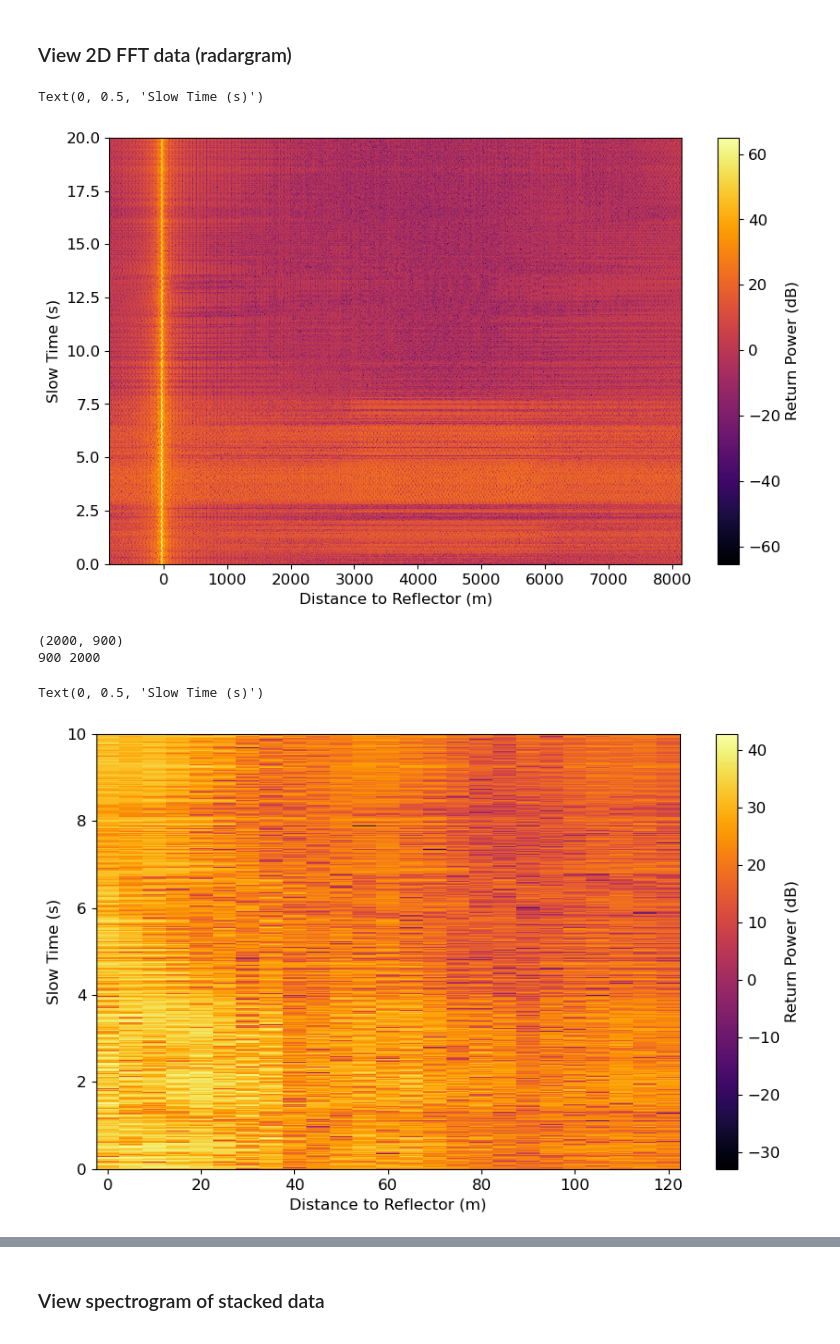
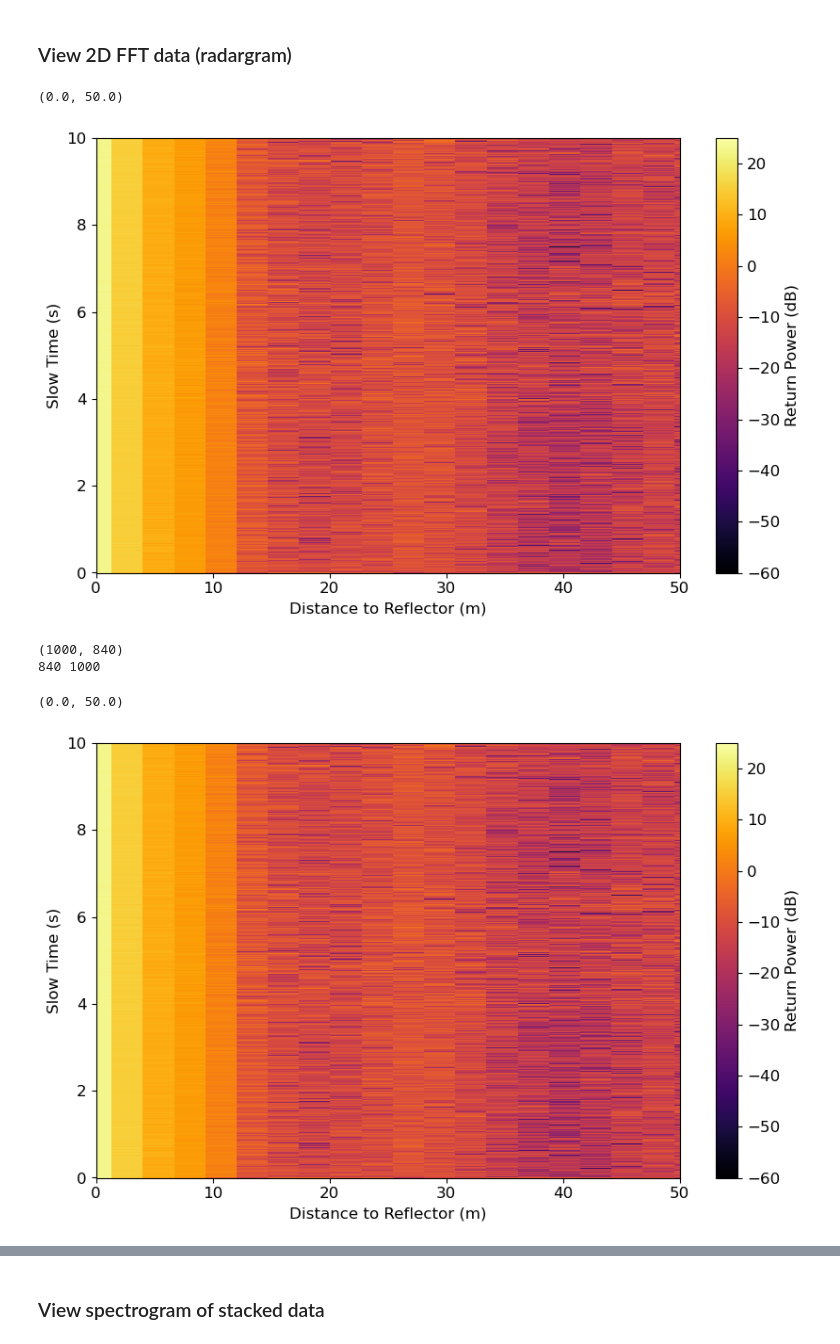
Before and after one commit to Elitearcanist/uhd_snowdar, a Jupyter notebook: postprocessing/notebooks/Field Processing.ipynb, the cells around one changed output, grey strips where cells are left out. Cells and saved outputs as stored; diff of their text form; code cells hidden in the pictures.

```diff
--- a/postprocessing/notebooks/Field Processing.ipynb
+++ b/postprocessing/notebooks/Field Processing.ipynb
@@ -45,7 +45,7 @@ plt.rcParams.update({'font.size': 12})
 ### Open and resave file
 # %%
 # file path to data and configs
-prefix = "../../data/marchTesting/20260304_161408"
+prefix = "../../data/marchTesting/20260306_122716"
 
 # resave data as zarr for dask processing
 zarr_base_location="../../data/marchTesting"
@@ -58,11 +58,11 @@ raw = xr.open_zarr(zarr_path, chunks='auto')
 # %%
 # ZERO_SAMPLE_IDX = 0  # B205mini, fs = 56 MHz
 # ZERO_SAMPLE_IDX = 168 # B210, fs = 30 MHz
-ZERO_SAMPLE_IDX = 169 # B210, fs = 56 MHz
+ZERO_SAMPLE_IDX = 159 # B210, fs = 56 MHz
 
 NSTACK = 1  # number of pulses to stack
 
-MODIFY_RX_WINDOW = False  # set to true if you want to window the reference chirp only on receive, false uses ref chirp as transmitted in config file
+MODIFY_RX_WINDOW = True  # set to true if you want to window the reference chirp only on receive, false uses ref chirp as transmitted in config file
 RX_WINDOW = "rectangular"  # what you want to change the rx window to if modify_rx_window is true
 
 # dielectric_constant = 3.17 # ice (air = 1, 66% velocity coax = 2.2957)
@@ -160,49 +158,52 @@ fig, ax = plt.subplots(1,1, figsize=(10,6), facecolor='white')
 
 # [ZERO_SAMPLE_IDX:len(fft_power.reflection_distance)/2]
 
+VMIN = -60
+VMAX = 25
 
-
-p = ax.pcolormesh( fft_power.reflection_distance, fft_power.slow_time, fft_power.radar_data, shading='nearest', cmap='inferno')
+p = ax.pcolormesh( fft_power.reflection_distance, fft_power.slow_time, fft_power.radar_data, shading='nearest', cmap='inferno', vmin=VMIN, vmax=VMAX)
 clb = fig.colorbar(p, ax=ax)
 clb.set_label('Return Power (dB)')
 ax.set_xlabel('Distance to Reflector (m)')
 ax.set_ylabel('Slow Time (s)')
-# relevant options: ax.set_ylim=(100,-50), ax.set_xlim=(0, 1), vmin=-90, vmax=40
-# ax.set_ylim(100, -50)
+# relevant options: ax.set_ylim(100,-50), ax.set_xlim(0, 1), vmin=-90, vmax=40
+# ax.set_ylim(0, 10)
+ax.set_xlim(0, 50)
 # %% [output]
-Text(0, 0.5, 'Slow Time (s)')
+(0.0, 50.0)
-[figure, old version]
+[figure, new version]
 # %%
 # Make the FFT look nicer
 
 fig, ax = plt.subplots(1,1, figsize=(10,6), facecolor='white')
 
 fft_graph = fft_power.radar_data[:, ZERO_SAMPLE_IDX:int(len(fft_power.reflection_distance) / 2) + ZERO_SAMPLE_IDX]
 
 total_slow_time = config["CHIRP"]["pulse_rep_int"] * config["CHIRP"]["num_pulses"] # total time to transmit all chirps
 
 slow_time = np.linspace(0, total_slow_time, config["CHIRP"]["num_pulses"]) # produces the y-axis slow time
 
 chirp_slope = config["GENERATE"]["chirp_bandwidth"] / config["GENERATE"]["chirp_length"] # the chirp bandwidth divided by the chrip duration
 
 window_length = len(fft_power.reflection_distance)
 
 fft_freqs = scipy.fft.fftfreq(n=window_length, d=1 / config["GENERATE"]["sample_rate"])[:int(window_length/2)] # only select first half of fft frequencies
 
 radar_distance = SIG_SPEED * fft_freqs / (2 * chirp_slope)
 
 print(fft_graph.shape)
 
 
 print(len(radar_distance), len(slow_time))
 
-p = ax.pcolormesh(radar_distance[:25], slow_time, fft_graph[:,:25], shading='nearest', cmap='inferno')
+p = ax.pcolormesh(radar_distance, slow_time, fft_graph, shading='nearest', cmap='inferno', vmin=VMIN, vmax=VMAX)
 clb = fig.colorbar(p, ax=ax)
 clb.set_label('Return Power (dB)')
 ax.set_xlabel('Distance to Reflector (m)')
 ax.set_ylabel('Slow Time (s)')
+ax.set_xlim(0, 50)
 # %% [output]
-(2000, 900)
-900 2000
+(1000, 840)
+840 1000
-Text(0, 0.5, 'Slow Time (s)')
+(0.0, 50.0)
-[figure, old version]
+[figure, new version]
```
Also changed, not shown: parts of 6 cells of this notebook, 1 other file.
